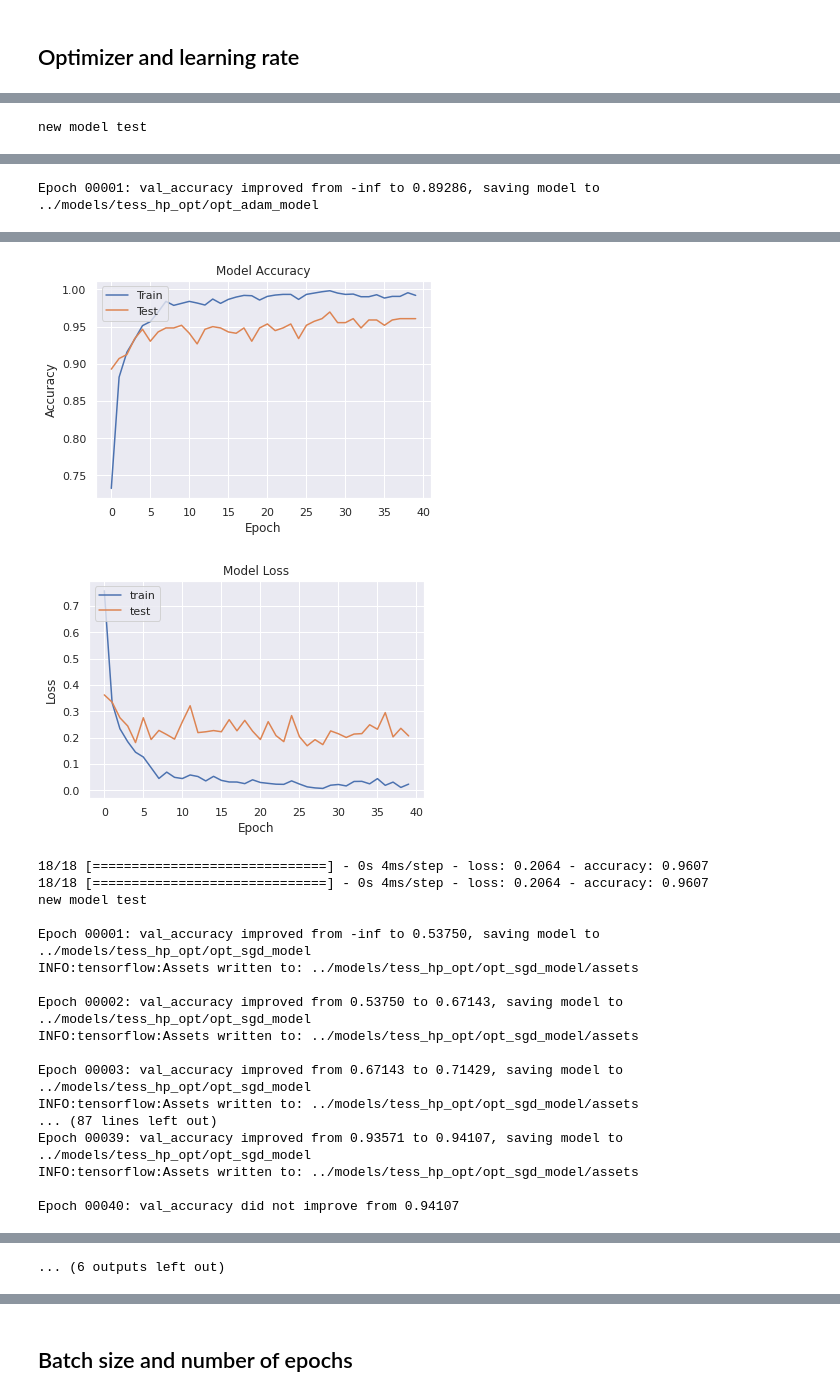
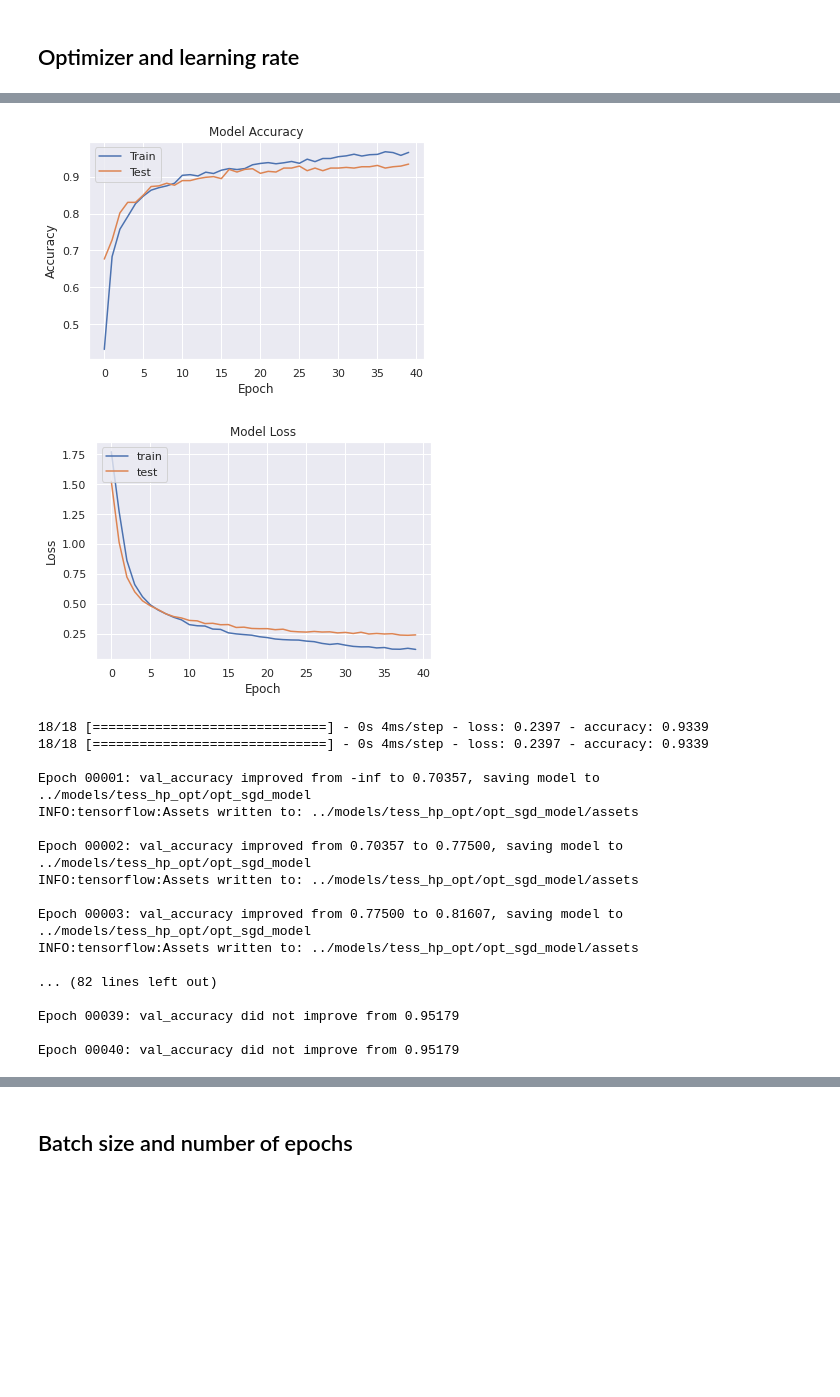
Before and after one commit to mikolajm190/python_SER_DL, a Jupyter notebook: src/tess_hp_opt.ipynb, the cells around one changed output, grey strips where cells are left out. Cells and saved outputs as stored; diff of their text form; code cells hidden in the pictures; blank space fills up the shorter version.

Commit message:
parameters optimization

```diff
--- a/src/tess_hp_opt.ipynb
+++ b/src/tess_hp_opt.ipynb
@@ -241,7 +241,7 @@ from tensorflow.keras.models import Sequential, load_model
 from keras.utils import plot_model
 
 # model initialization
-def get_model(hidden_layers_count = 3, layers_neurons_count = [64, 128, 128, 256], activation_function = 'relu',
+def get_model(hidden_layers_count = 4, layers_neurons_count = [64, 128, 128, 256], activation_function = 'relu',
              output_activation_function = 'sigmoid', conv_kernel_size = 10, pooling_pool_size = 8,
               loss_function = 'categorical_crossentropy', opt = keras.optimizers.Adam(learning_rate=0.001),
              dropout_rate = 0.4):
@@ -253,7 +253,7 @@ def get_model(hidden_layers_count = 3, layers_neurons_count = [64, 128, 128, 256
                            input_shape = (X_train.shape[1], 1)))
 
     # hidden layers
-    for i in range(1, hidden_layers_count):
+    for i in range(1, hidden_layers_count - 1):
         model.add(layers.Conv1D(layers_neurons_count[i], kernel_size=conv_kernel_size,
                                activation=activation_function))
         model.add(layers.MaxPooling1D(pool_size=pooling_pool_size))
@@ -325,17 +325,14 @@ def fit_save_results(model, custom_model_name = 'default_model', paths = [models
 best_params = {}
 
 proposed_architectures = (
-    [2, [64, 512, 128]],
-    [2, [173, 512, 512]],
-    [3, [64, 128, 128, 256]],
-    [3, [82, 64, 64, 32]]
+    [2, [1024, 64]]
+    [3, [64, 512, 128]],
+    [3, [173, 512, 512]],
+    [4, [64, 128, 128, 256]],
+    [4, [64, 64, 64, 64]]
 )
 
 for arch in proposed_architectures:
     model = get_model(arch[0], arch[1])
     model.summary()
     fit_save_results(model, custom_model_name=f'{str(arch[1]).replace(" ", "_")}_model')
-
-model = get_model(5, [82, 100, 100, 200, 100, 50], conv_kernel_size=3, pooling_pool_size=3)
-model.summary()
-fit_save_results(model, custom_model_name='82_100_100_200_100_50_kern_3_pool_3_model')
@@ -524,10 +364,10 @@ best_params['act_fun'] = 'relu'
 best_params['out_act_fun'] = 'sigmoid'
 
 conv_parameters = (
-    {'kern_size': 10, 'pool_size': 8},
-    {'kern_size': 3, 'pool_size': 3},
-    {'kern_size': 5, 'pool_size': 7},
-    {'kern_size': 6, 'pool_size': 4}
+    {'kern_size': 1, 'pool_size': 3},
+    {'kern_size': 3, 'pool_size': 5},
+    {'kern_size': 7, 'pool_size': 3},
+    {'kern_size': 5, 'pool_size': 7}
 )
 
 for params in conv_parameters:
@@ -608,13 +445,13 @@ Epoch 00040: val_accuracy did not improve from 0.97500
 ## Optimizer and learning rate
 # %%
 # best conv params
-best_params['kern_size'] = 5
-best_params['pool_size'] = 7
+best_params['kern_size'] = 7
+best_params['pool_size'] = 3
 
 optimizer_loss_params = (
-    {'opt_name': 'adam', 'opt': keras.optimizers.Adam(learning_rate=0.001)},
-    {'opt_name': 'sgd', 'opt': keras.optimizers.SGD(learning_rate=0.005)},
-    {'opt_name': 'rmsprop', 'opt': keras.optimizers.RMSprop(learning_rate=0.009)},
+    {'opt_name': 'adam', 'opt': keras.optimizers.Adam(learning_rate=0.00001)},
+    {'opt_name': 'sgd', 'opt': keras.optimizers.SGD(learning_rate=0.004)},
+    {'opt_name': 'rmsprop', 'opt': keras.optimizers.RMSprop(learning_rate=0.00001)},
     {'opt_name': 'adagrad', 'opt': keras.optimizers.Adagrad(learning_rate=0.003)}
 )
 
@@ -646 +482,0 @@ coreClock: 1.7085GHz coreCount: 9 deviceMemorySize: 2.95GiB deviceMemoryBandwidt
-new model test
@@ -651 +482,0 @@ new model test
-Epoch 00001: val_accuracy improved from -inf to 0.89286, saving model to ../models/tess_hp_opt/opt_adam_model
@@ -670,19 +483,19 @@ Epoch 00040: val_accuracy did not improve from 0.96964
-[figure, old version]
+[figure, new version]
-[figure, old version]
+[figure, new version]
-18/18 [==============================] - 0s 4ms/step - loss: 0.2064 - accuracy: 0.9607
-18/18 [==============================] - 0s 4ms/step - loss: 0.2064 - accuracy: 0.9607
-new model test
-
-Epoch 00001: val_accuracy improved from -inf to 0.53750, saving model to ../models/tess_hp_opt/opt_sgd_model
-INFO:tensorflow:Assets written to: ../models/tess_hp_opt/opt_sgd_model/assets
-
-Epoch 00002: val_accuracy improved from 0.53750 to 0.67143, saving model to ../models/tess_hp_opt/opt_sgd_model
-INFO:tensorflow:Assets written to: ../models/tess_hp_opt/opt_sgd_model/assets
-
-Epoch 00003: val_accuracy improved from 0.67143 to 0.71429, saving model to ../models/tess_hp_opt/opt_sgd_model
-INFO:tensorflow:Assets written to: ../models/tess_hp_opt/opt_sgd_model/assets
-... (87 lines left out)
-Epoch 00039: val_accuracy improved from 0.93571 to 0.94107, saving model to ../models/tess_hp_opt/opt_sgd_model
-INFO:tensorflow:Assets written to: ../models/tess_hp_opt/opt_sgd_model/assets
-
-Epoch 00040: val_accuracy did not improve from 0.94107
+18/18 [==============================] - 0s 4ms/step - loss: 0.2397 - accuracy: 0.9339
+18/18 [==============================] - 0s 4ms/step - loss: 0.2397 - accuracy: 0.9339
+
+Epoch 00001: val_accuracy improved from -inf to 0.70357, saving model to ../models/tess_hp_opt/opt_sgd_model
+INFO:tensorflow:Assets written to: ../models/tess_hp_opt/opt_sgd_model/assets
+
+Epoch 00002: val_accuracy improved from 0.70357 to 0.77500, saving model to ../models/tess_hp_opt/opt_sgd_model
+INFO:tensorflow:Assets written to: ../models/tess_hp_opt/opt_sgd_model/assets
+
+Epoch 00003: val_accuracy improved from 0.77500 to 0.81607, saving model to ../models/tess_hp_opt/opt_sgd_model
+INFO:tensorflow:Assets written to: ../models/tess_hp_opt/opt_sgd_model/assets
+
+... (82 lines left out)
+
+Epoch 00039: val_accuracy did not improve from 0.95179
+
+Epoch 00040: val_accuracy did not improve from 0.95179
@@ -708 +503,0 @@ Epoch 00040: val_accuracy did not improve from 0.96429
-... (6 outputs left out)
```
Also changed, not shown: parts of 8 cells of this notebook.
